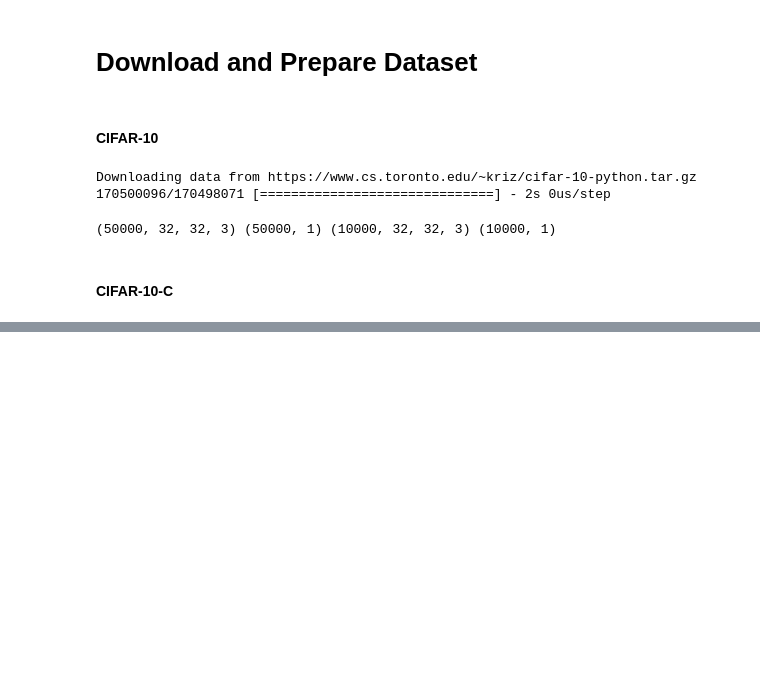
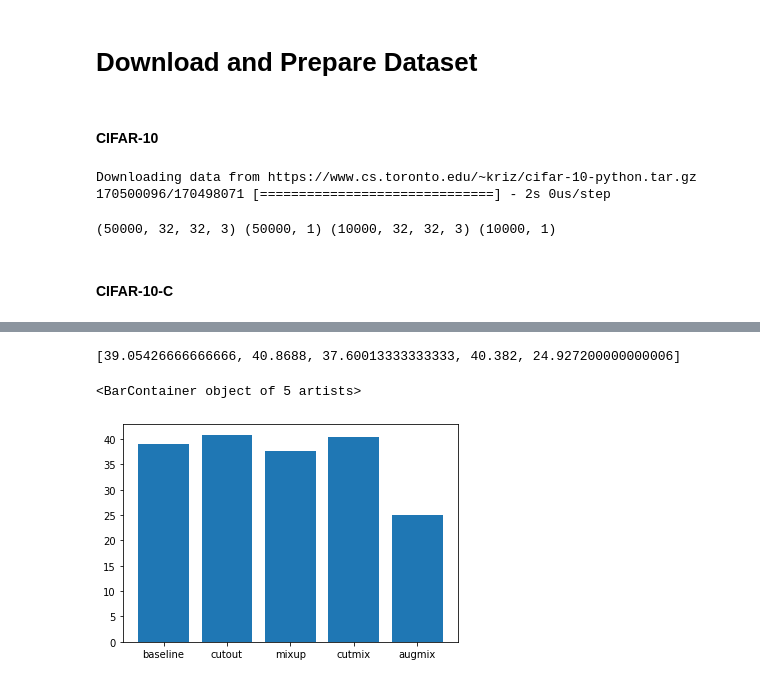
Before and after one commit to ayulockin/DataAugmentationTF, a Jupyter notebook: Cifar_10_Evaluation_Robustness_to_Cifar_10C.ipynb, the cells around one changed output, grey strips where cells are left out. Drawn from its saved outputs; the diff is of its cells as text; code cells hidden in the pictures; blank space fills up the shorter version.

```diff
--- a/Cifar_10_Evaluation_Robustness_to_Cifar_10C.ipynb
+++ b/Cifar_10_Evaluation_Robustness_to_Cifar_10C.ipynb
@@ -155,0 +237,2 @@ show_batch(sample_images, sample_labels)
+# %%
+MODELS = [baseline, cutout, mixup, cutmix, 'augmix']
@@ -155,0 +243,26 @@ show_batch(sample_images, sample_labels)
+# %%
+def preprocess_image(image, label):
+  image = tf.image.resize(image, (IMG_SHAPE, IMG_SHAPE))
+  image = tf.image.convert_image_dtype(image, tf.float32)
+  image = image/255.
+  return image, label
+# %%
+AUTO = tf.data.experimental.AUTOTUNE
+BATCH_SIZE = 32
+IMG_SHAPE = 32
+
+testloader = tf.data.Dataset.from_tensor_slices((x_test, y_test))
+testloader = (
+    testloader
+    .map(preprocess_image, num_parallel_calls=AUTO)
+    .batch(BATCH_SIZE)
+    .prefetch(AUTO)
+)
+
+testloader_one_hot = tf.data.Dataset.from_tensor_slices((x_test, y_test_one_hot))
+testloader_one_hot = (
+    testloader_one_hot
+    .map(preprocess_image, num_parallel_calls=AUTO)
+    .batch(BATCH_SIZE)
+    .prefetch(AUTO)
+)
@@ -155,0 +346,7 @@ show_batch(sample_images, sample_labels)
+# %%
+CORRUPTIONS = [
+    'gaussian_noise', 'shot_noise', 'impulse_noise', 'defocus_blur',
+    'glass_blur', 'motion_blur', 'zoom_blur', 'snow', 'frost', 'fog',
+    'brightness', 'contrast', 'elastic_transform', 'pixelate',
+    'jpeg_compression'
+]
@@ -155,0 +550,10 @@ show_batch(sample_images, sample_labels)
+# %%
+test_error_rate_corrupt
+# %% [output]
+[39.05426666666666, 40.8688, 37.60013333333333, 40.382, 24.927200000000006]
+# %%
+augs = ['baseline', 'cutout', 'mixup', 'cutmix', 'augmix']
+plt.bar(augs, test_error_rate_corrupt)
+# %% [output]
+<BarContainer object of 5 artists>
+[figure, added]
```
Also changed, not shown: parts of 50 cells of this notebook.
